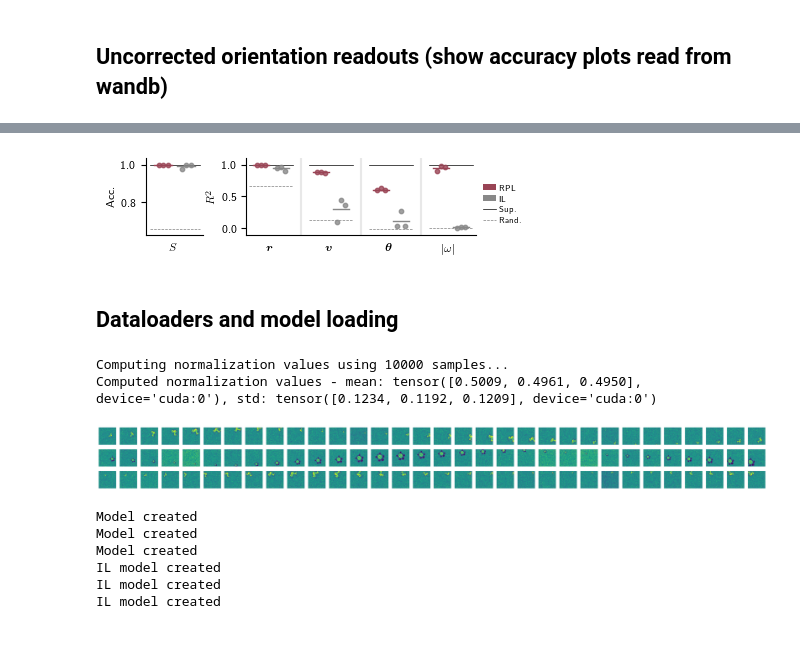
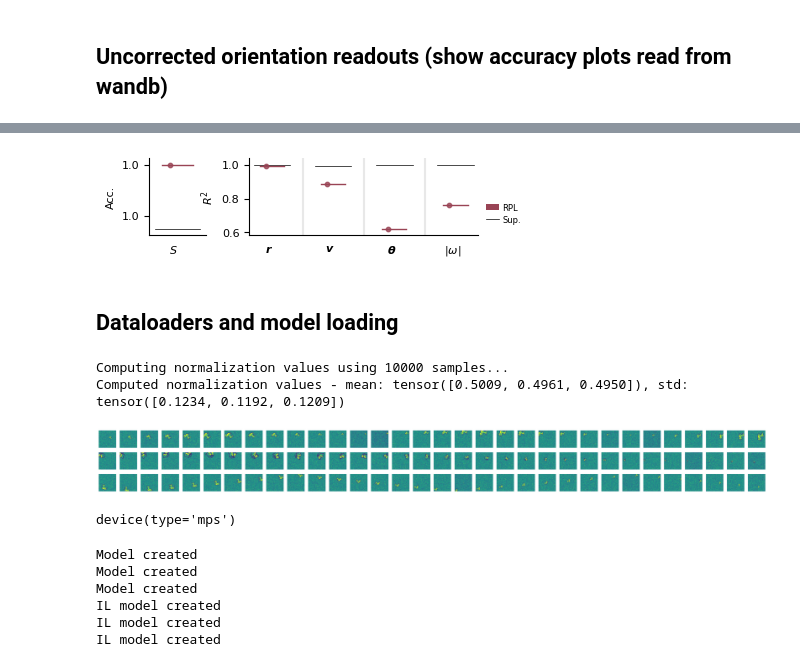
Before and after one commit to matushalak/harpl, a Jupyter notebook: notebooks/2_moving_animals.ipynb, the cells around one changed output, grey strips where cells are left out. Drawn from its saved outputs; the diff is of its cells as text; code cells hidden in the pictures; blank space fills up the shorter version.

```diff
--- a/notebooks/2_moving_animals.ipynb
+++ b/notebooks/2_moving_animals.ipynb
@@ -20,7 +20,7 @@ from cmcrameri import cm
 
 # Configure matplotlib to use LaTeX for r'' strings while keeping other text unchanged
 mpl.rcParams.update({
-    'text.usetex': True,          # Use LaTeX for r'' strings
+    'text.usetex': False,          # Use LaTeX for r'' strings
     'font.family': 'sans-serif',  # Default font family for regular text
     'mathtext.fontset': 'dejavusans',  # Font for math not using r''
     'axes.formatter.use_mathtext': False  # Enable math text for tick labels
@@ -66,15 +71,15 @@ method_map = {
     'sup': 'supervised',
     'rand': 'random',
     'pred': 'pred',
-    'inv_sg': 'inv_sg',
-    'pred-mem': 'pred_ctx_target',
-    'invZ': 'invZ',
-    'invC': 'invC',
-    'inv_sg_nr': 'inv_sg_nr'
+    # 'inv_sg': 'inv_sg',
+    # 'pred-mem': 'pred_ctx_target',
+    # 'invZ': 'invZ',
+    # 'invC': 'invC',
+    # 'inv_sg_nr': 'inv_sg_nr'
 }
 
 # Extract results with both accuracy and r2 metrics
-results = extract_all_results(datasets=datasets, method_map=method_map, wandb_project="RPL", remove_offline=True)
+results = extract_all_results(datasets=datasets, method_map=method_map, wandb_project="HARPL", remove_offline=True)
 
 # Convert to DataFrame
 results_df = results_to_dataframe(results)
@@ -213,27 +223,31 @@ metric_configs = {
 # %%
 # Create the plot
 fig, axes = plot_advanced_comparison(
     results_df=results_df,
-    methods_to_plot=['pred', 'inv_sg'],
-    baseline_methods=['sup', 'rand'],
+    methods_to_plot=['pred',
+                    #  'inv_sg'
+                     ],
+    baseline_methods=['sup',
+                    #   'rand'
+                      ],
     metric_configs=metric_configs,
     method_names=method_names,
     method_colors=method_colors,
     dataset=dataset_to_plot,
     figsize=(4.25, 1.0),
     plot_spacing=0.3,
     point_size=10,
     sharey=True,
     loc_legend=(1.02, 0.1),
 )
 # %% [output]
-[figure, old version]
+[figure, new version]
 # %% [markdown]
 ## Dataloaders and model loading
 # %%
 input_size, num_classes = get_data_specs(dataset="animals",
                                         target_label="multitask",
-                                        dsprites_seqtype="full",
+                                        # dsprites_seqtype="full",
                                         flatten_images=False,
                                         spritevid_num_sprites=8)
 
@@ -244,7 +258,7 @@ input_size, num_classes = get_data_specs(dataset="animals",
             dataset="animals",
             data_input_dir="../datasets",
             seq_len=32,
-            num_workers=0,
+            num_workers=8,
             batch_size=128,
             val_batch_size=128,
             grayscale=False,
@@ -257,7 +271,7 @@ input_size, num_classes = get_data_specs(dataset="animals",
         )
 # %% [output]
 Computing normalization values using 10000 samples...
-Computed normalization values - mean: tensor([0.5009, 0.4961, 0.4950], device='cuda:0'), std: tensor([0.1234, 0.1192, 0.1209], device='cuda:0')
+Computed normalization values - mean: tensor([0.5009, 0.4961, 0.4950]), std: tensor([0.1234, 0.1192, 0.1209])
 # %%
 # show the first 3 videos of 32 frames each (64x64 grayscale images)
 data, labels = next(iter(train_loader))
@@ -274,9 +288,12 @@ for i in range(len(samples_to_plot)):
         ax[i, j].imshow(data_samples_to_plot[i, j, 0])
         ax[i, j].axis('off')
 # %% [output]
-[figure, old version]
+[figure, new version]
 # %%
-device = torch.device("cuda" if torch.cuda.is_available() else "cpu")
+device = torch.device("cuda" if torch.cuda.is_available() else "mps" if torch.mps.is_available() else "cpu")
+device
+# %% [output]
+device(type='mps')
 # %%
 model_dir = '../checkpoints'
 # %%
```
Also changed, not shown: parts of 7 cells of this notebook.
